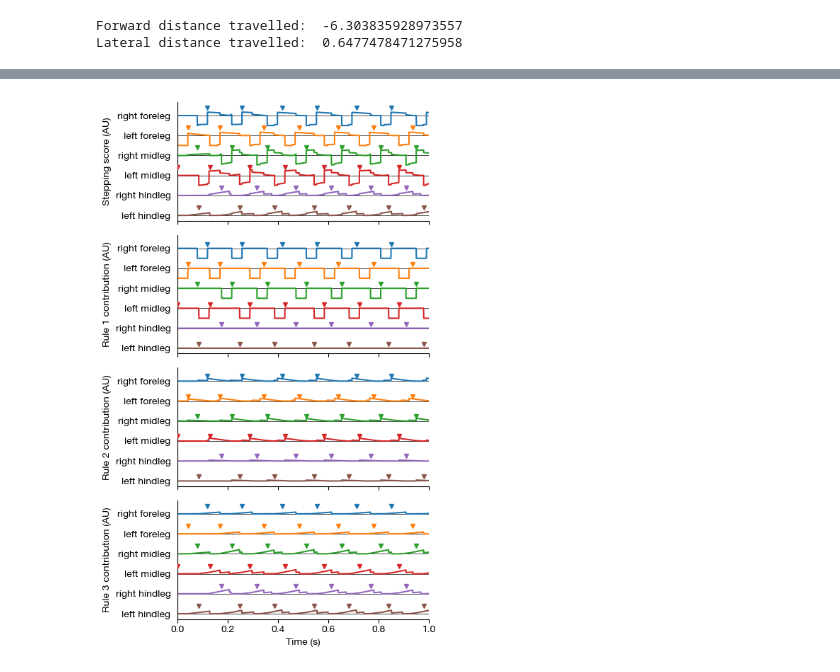
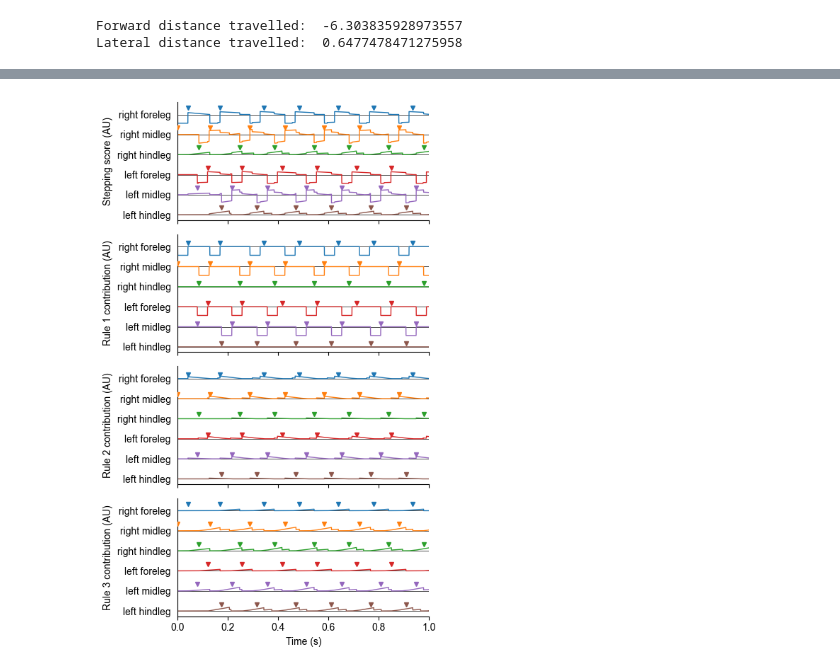
Before and after one commit to NeLy-EPFL/nmf2-paper, a Jupyter notebook: control_signal/decentralized_control.ipynb, the cells around one changed output, grey strips where cells are left out. Drawn from its saved outputs; the diff is of its cells as text; code cells hidden in the pictures.

Commit message:
update control signal figures

```diff
--- a/control_signal/decentralized_control.ipynb
+++ b/control_signal/decentralized_control.ipynb
@@ -20,7 +20,7 @@ from flygym.util.decentralized_controller import (update_stepping_advancement, c
                                                rule1_weight, rule2_weight, rule2_weight_contralateral, rule3_weight, rule3_weight_contralateral,
                                                percent_margin)
 # %%
-plt.rcParams['font.family'] = 'Helvetica Neue'
+plt.rcParams['font.family'] = 'Arial'
 plt.rcParams['pdf.fonttype'] = 42
 # %%
 # Initialize simulation
@@ -199,26 +199,51 @@ scores = {
 }
 time = np.arange(scores["Stepping score"].shape[1]) * nmf.timestep
 legs = ["LF", "RF", "LM", "RM", "LH", "RH"]
+color_lookup = {
+    "RF": "C0",
+    "RM": "C1",
+    "RH": "C2",
+    "LF": "C3",
+    "LM": "C4",
+    "LH": "C5",
+}
+leg_basey_lookup = {
+    "right foreleg": 0,
+    "right midleg": -1,
+    "right hindleg": -2,
+    "left foreleg": -3,
+    "left midleg": -4,
+    "left hindleg": -5,
+}
+leg_name_lookup = {
+    "RF": "right foreleg",
+    "LF": "left foreleg",
+    "RM": "right midleg",
+    "LM": "left midleg",
+    "RH": "right hindleg",
+    "LH": "left hindleg",
+}
 
 fig, axs = plt.subplots(4, 1, figsize=(5, 8), sharex=True, sharey=True, tight_layout=True)
 for i, (score_name, score_ts) in enumerate(scores.items()):
     ax = axs[i]
     for j, leg in enumerate(legs):
-        ax.plot(time, score_ts[j, :] - 20000 * j, label=leg)
-        ax.axhline(- 20000 * j, color="k", linestyle="-", linewidth=0.5, zorder=-1)
-    ax.set_yticks(np.arange(0, -120000, -20000))
-    ax.set_yticklabels(["right foreleg", "left foreleg", "right midleg", "left midleg", "right hindleg", "left hindleg"])
+        offset = leg_basey_lookup[leg_name_lookup[leg]] * 23000
+        ax.plot(time, score_ts[j, :] + offset, label=leg, color=color_lookup[leg], linewidth=1)
+        ax.axhline(offset, color="k", linestyle="-", linewidth=0.5, zorder=-1)
+    ax.set_yticks(np.array(list(leg_basey_lookup.values())) * 23000)
+    ax.set_yticklabels(list(leg_basey_lookup.keys()))
     ax.set_xlim(0, 1)
     ax.set_ylabel(f"{score_name} (AU)")
     if i == 3:
         ax.set_xlabel("Time (s)")
 
-    for leg, step in all_initiated_legs:
-        leg_index = legs.index(legs[leg])
+    for leg_index, step in all_initiated_legs:
+        leg = legs[leg_index]
         step_time = time[step - n_stabilisation_steps]
         marker_heihgt = score_ts[j, :].max() + 4000
-        ax.plot(step_time, - 20000 * leg_index + marker_heihgt, "v", color=f"C{leg_index}", zorder=10, markersize=5)
-        # ax.axvline(time[step - n_stabilisation_steps], color=f"C{leg_index}", linestyle=":")
+        offset = leg_basey_lookup[leg_name_lookup[leg]] * 23000
+        ax.plot(step_time, offset + marker_heihgt, "v", color=color_lookup[leg], zorder=10, markersize=5)
     ax.tick_params(left=False)
 
 sns.despine()
@@ -232 +253 @@ WARNING:fontTools.subset:morx NOT subset; don't know how to subset; dropped
-[figure, old version]
+[figure, new version]
```
Also changed, not shown: parts of 1 cell of this notebook, 3 other files.
